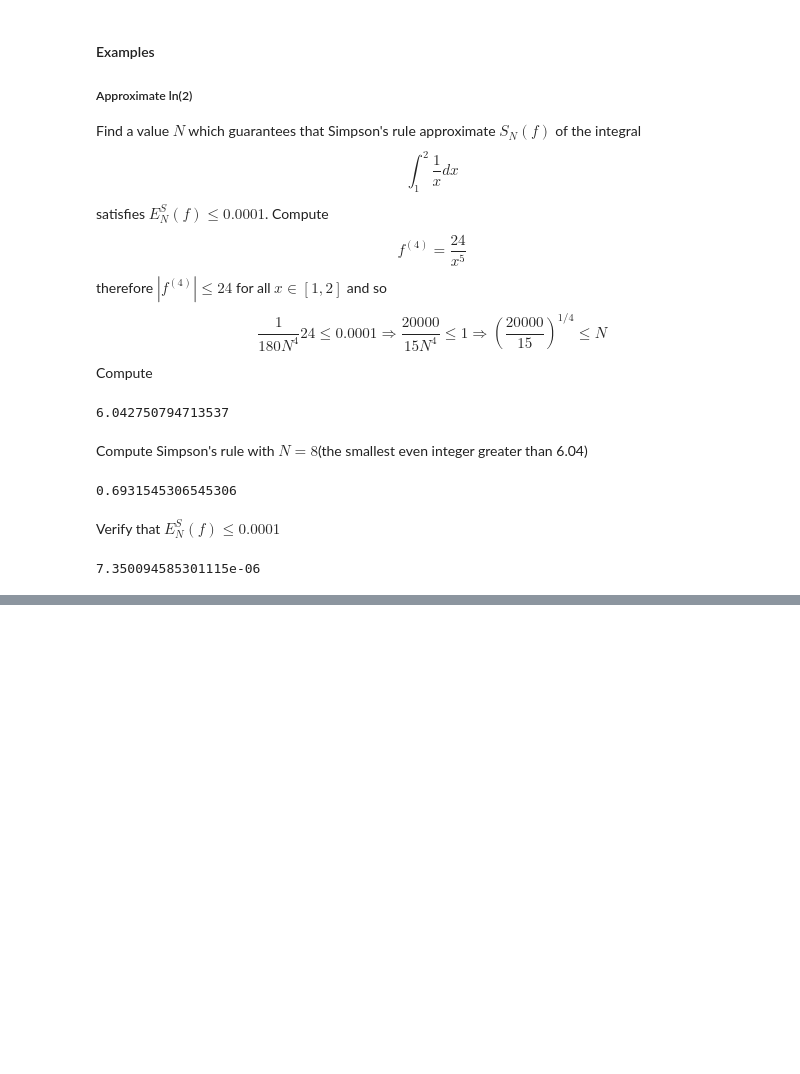
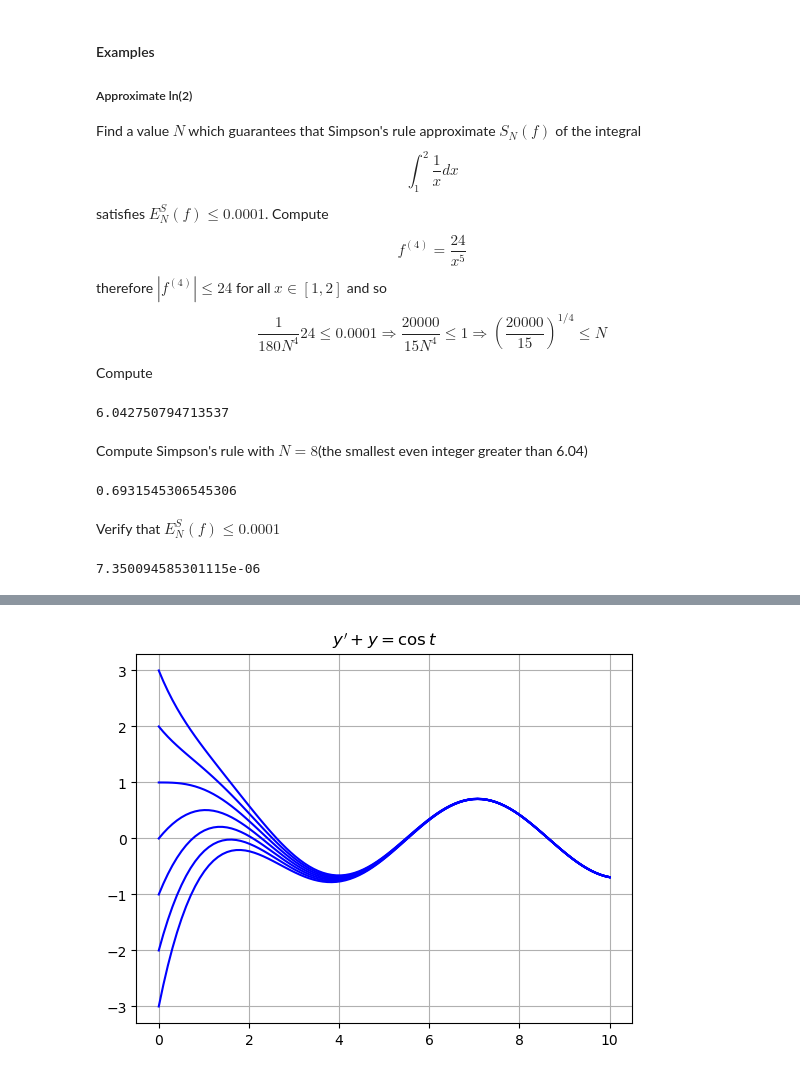
Before and after one commit to byeolla/science_dnn, a Jupyter notebook: 5th_week.ipynb, the cells around one changed output, grey strips where cells are left out. Cells and saved outputs as stored; diff of their text form; code cells hidden in the pictures; blank space fills up the shorter version.

```diff
--- a/5th_week.ipynb
+++ b/5th_week.ipynb
@@ -79,0 +88,10 @@ np.abs(np.log(2)-approximation)
+# %%
+t = np.linspace(0, 10, 100)
+for y0 in range(-3, 4):
+    C = y0 - 1/2
+    y = C*np.exp(-t) + (np.cos(t) + np.sin(t))/2
+    plt.plot(t, y, 'b')
+plt.title("$y^{\prime} + y = \cos{t}$"), plt.grid(True)
+plt.show()
+# %% [output]
+[figure, added]
```
Also changed, not shown: parts of 10 cells of this notebook.
